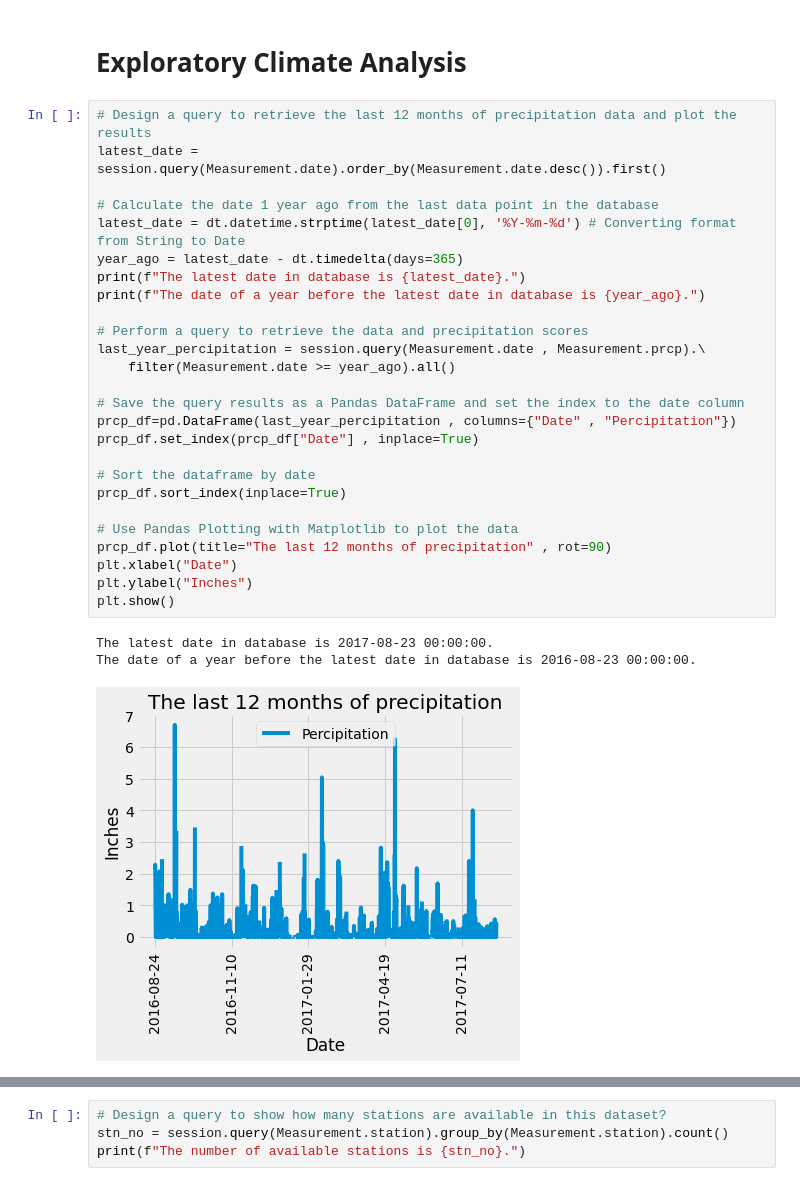
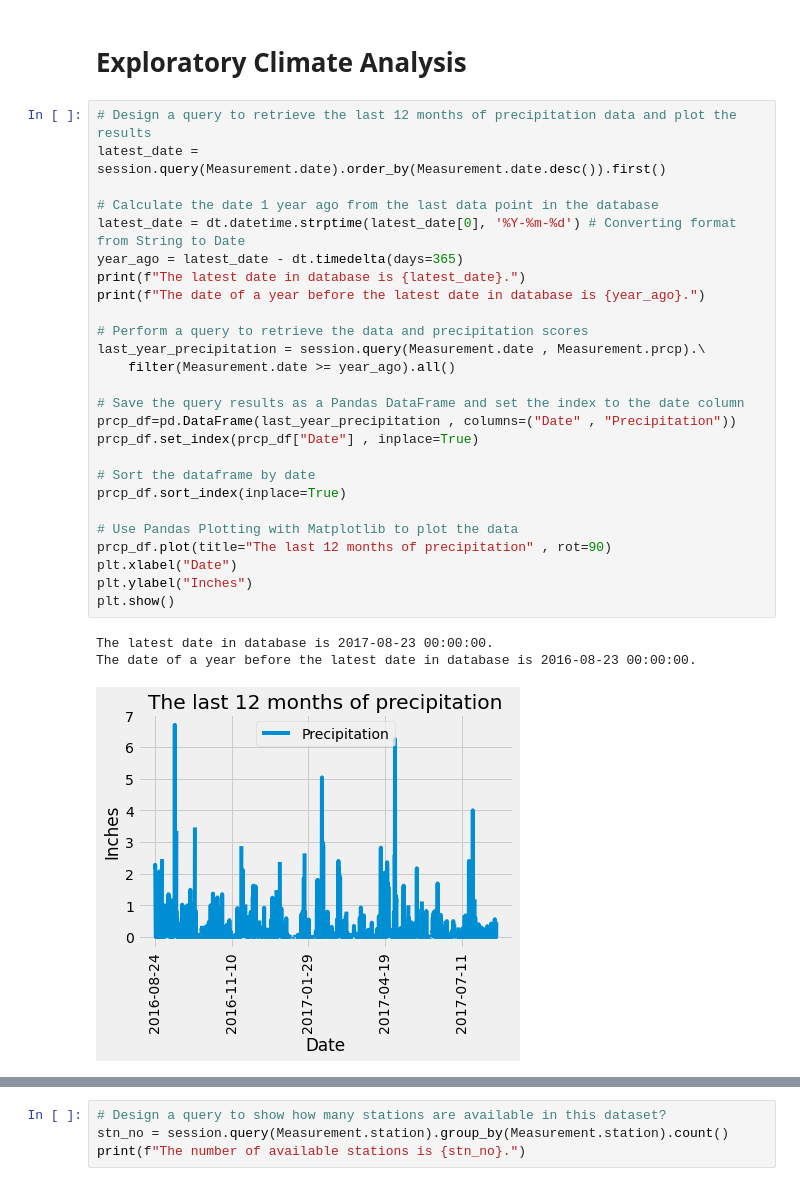
Before and after one commit to NZeinali/NZeinali-sqlalchemy_challenge, a Jupyter notebook: climate_starter.ipynb, the cells around one changed output, grey strips where cells are left out. Drawn from its saved outputs; the diff is of its cells as text.

```diff
--- a/climate_starter.ipynb
+++ b/climate_starter.ipynb
@@ -65,33 +67,33 @@ Station_first_row.__dict__
 # %%
 # Design a query to retrieve the last 12 months of precipitation data and plot the results
 latest_date = session.query(Measurement.date).order_by(Measurement.date.desc()).first()
 
 # Calculate the date 1 year ago from the last data point in the database
 latest_date = dt.datetime.strptime(latest_date[0], '%Y-%m-%d') # Converting format from String to Date
 year_ago = latest_date - dt.timedelta(days=365)
 print(f"The latest date in database is {latest_date}.")
 print(f"The date of a year before the latest date in database is {year_ago}.")
 
 # Perform a query to retrieve the data and precipitation scores
-last_year_percipitation = session.query(Measurement.date , Measurement.prcp).\
+last_year_precipitation = session.query(Measurement.date , Measurement.prcp).\
     filter(Measurement.date >= year_ago).all()
 
 # Save the query results as a Pandas DataFrame and set the index to the date column
-prcp_df=pd.DataFrame(last_year_percipitation , columns={"Date" , "Percipitation"})
+prcp_df=pd.DataFrame(last_year_precipitation , columns=("Date" , "Precipitation"))
 prcp_df.set_index(prcp_df["Date"] , inplace=True)
 
 # Sort the dataframe by date
 prcp_df.sort_index(inplace=True)
 
 # Use Pandas Plotting with Matplotlib to plot the data
 prcp_df.plot(title="The last 12 months of precipitation" , rot=90)
 plt.xlabel("Date")
 plt.ylabel("Inches")
 plt.show()
 # %% [output]
 The latest date in database is 2017-08-23 00:00:00.
 The date of a year before the latest date in database is 2016-08-23 00:00:00.
-[figure, old version]
+[figure, new version]
 # %%
 # Use Pandas to calcualte the summary statistics for the precipitation data
 prcp_df.describe()
```
Also changed, not shown: parts of 18 cells of this notebook.
